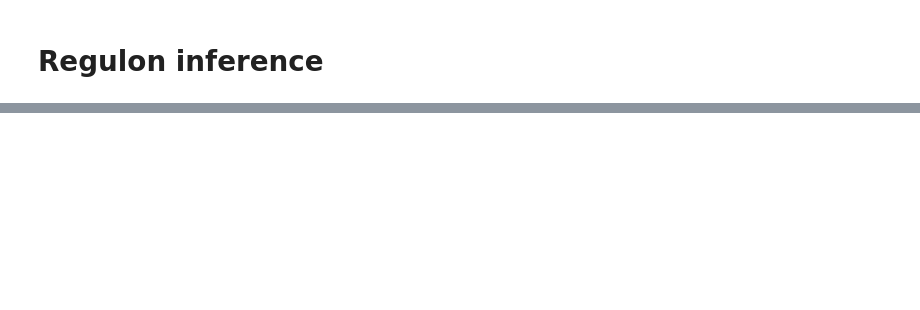
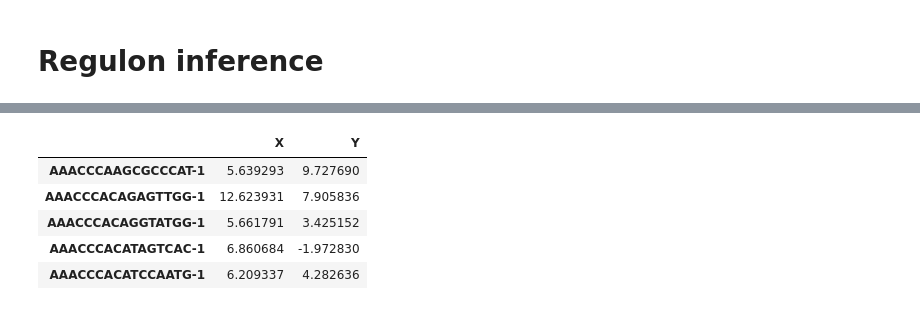
Before and after one commit to adelomana/education, a Jupyter notebook: scGBM/final_scenic.ipynb, the cells around one changed output, grey strips where cells are left out. Drawn from its saved outputs; the diff is of its cells as text; code cells hidden in the pictures; blank space fills up the shorter version.

```diff
--- a/scGBM/final_scenic.ipynb
+++ b/scGBM/final_scenic.ipynb
@@ -59,0 +147,10 @@ print(cmd)
+# %%
+pdf = pd.DataFrame(dr_umap, columns=['X', 'Y'], index=auc_mtx.index)
+pdf.head()
+# %% [output]
+|  | X | Y |
+| AAACCCAAGCGCCCAT-1 | 5.639293 | 9.727690 |
+| AAACCCACAGAGTTGG-1 | 12.623931 | 7.905836 |
+| AAACCCACAGGTATGG-1 | 5.661791 | 3.425152 |
+| AAACCCACATAGTCAC-1 | 6.860684 | -1.972830 |
+| AAACCCACATCCAATG-1 | 6.209337 | 4.282636 |
```
Also changed, not shown: parts of 26 cells of this notebook.
